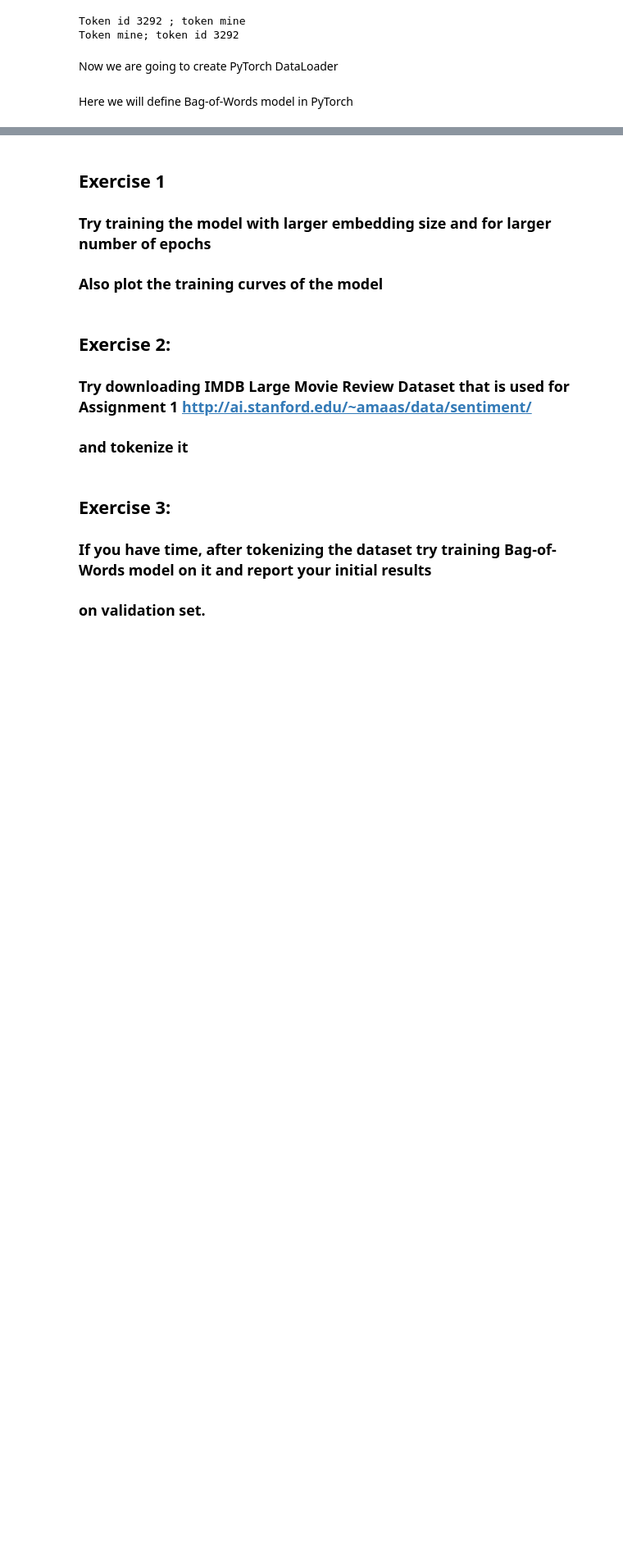
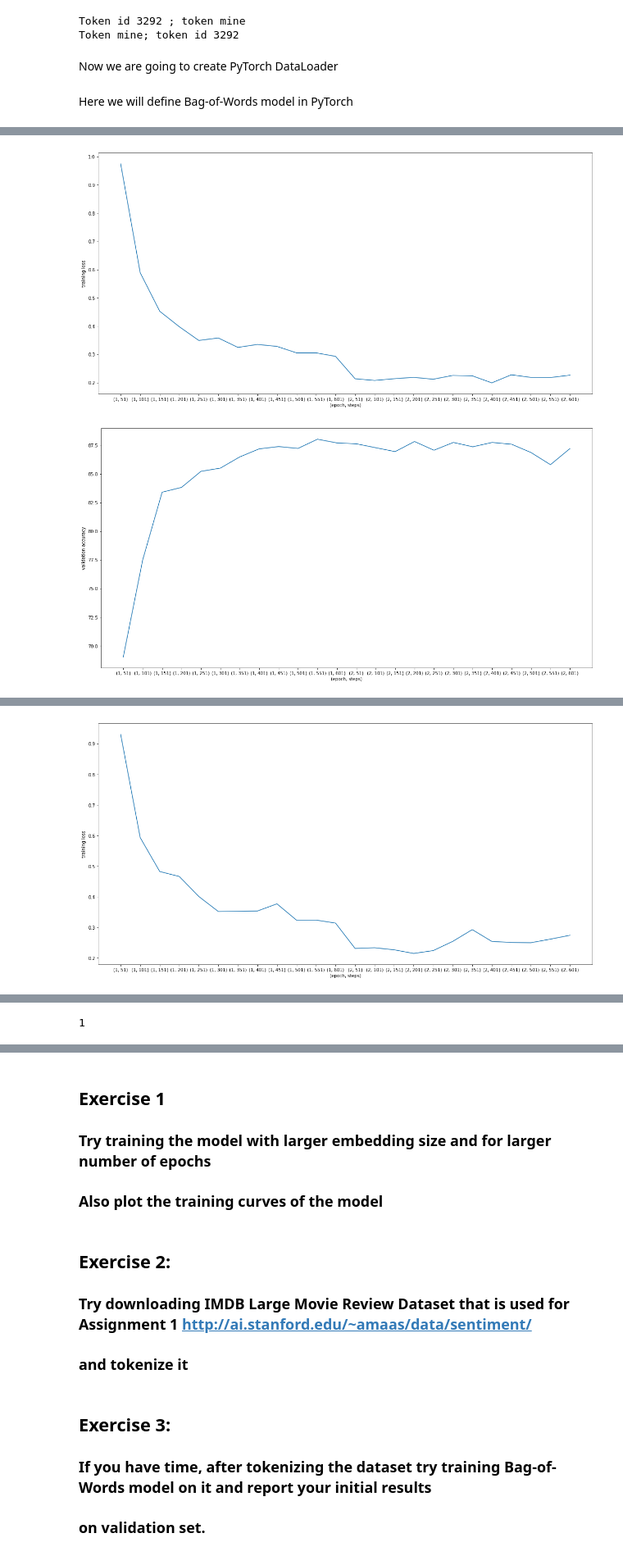
Before and after one commit to tianyibi/nlpclass, a Jupyter notebook: hw1.ipynb, the cells around one changed output, grey strips where cells are left out. Shown at 82% size. Saved outputs shown, nothing was run; the diff lists cells and outputs as text; code cells hidden in the pictures; blank space fills up the shorter version.

```diff
--- a/hw1.ipynb
+++ b/hw1.ipynb
@@ -709,4 +631,5 @@ Val Acc 86.02
 # %%
+# tune n-gram with post-processing since having better result compare to without post-processing with all other parameters fixed
 def tune_n_gram(n_size):
 
     new_train = []
@@ -723,14 +646,16 @@ def tune_n_gram(n_size):
         # build vocab
         token2id, id2token = build_vocab(n_i, all_train_tokens,max_vocab_default)
         if n_i == 1:
-            new_train = train_data_tokens.copy()
-            new_val = val_data_tokens.copy()
+            new_train = copy.deepcopy(train_data_tokens)
+            new_val = copy.deepcopy(val_data_tokens)
         else:
             for idx in range(train_size):
                 new_train[idx] += train_token_list[n_i-2][idx]
             for idx in range(val_size):
                 new_val[idx] += val_token_list[n_i -2][idx]
 
+        print(new_train[0])
+        print(train_data_tokens[0])
         # get indices
         train_data_indices = token2index_dataset(new_train,token2id)
         val_data_indices = token2index_dataset(new_val, token2id)
@@ -751,8 +676,25 @@ def tune_n_gram(n_size):
         # run
         print("n-gram: ", n_i)
 
-        val_acc_i = run_model(emb_dim_default, lr_default, num_epochs_default, train_loader, val_loader,id2token)
+        val_acc_i, train_loss, val_accuracy, epoch_list= run_model(emb_dim_default, lr_default, num_epochs_default, train_loader, val_loader,id2token, optimizer_default)
         print ("Val Acc {}".format(val_acc_i))
+
+        # plot
+        plt.figure(figsize=(20,10))
+        plt.plot(range(len(epoch_list)), train_loss)
+        plt.xticks(range(len(epoch_list)), epoch_list)
+        plt.xlabel("(epoch, steps)")
+        plt.ylabel("training loss")
+        plt.show()
+
+        plt.figure(figsize=(20,10))
+        plt.plot(range(len(epoch_list)), val_accuracy)
+        plt.xticks(range(len(epoch_list)), epoch_list)
+        plt.xlabel("(epoch, steps)")
+        plt.ylabel("validation accuracy")
+        plt.show()
+
+
         if val_acc_i > max_val_acc:
             max_val_acc = val_acc_i
             best_n = n_i
@@ -780,0 +723,2 @@ Epoch: [4/10], Step: [101/313], Validation Acc: 85.54
+[figure, added]
+[figure, added]
@@ -781,0 +742 @@ KeyboardInterrupt:
+[figure, added]
@@ -782 +782,5 @@ KeyboardInterrupt:
+# %%
+best_n
+# %% [output]
+1
 # %%
```
Also changed, not shown: parts of 25 cells of this notebook.
